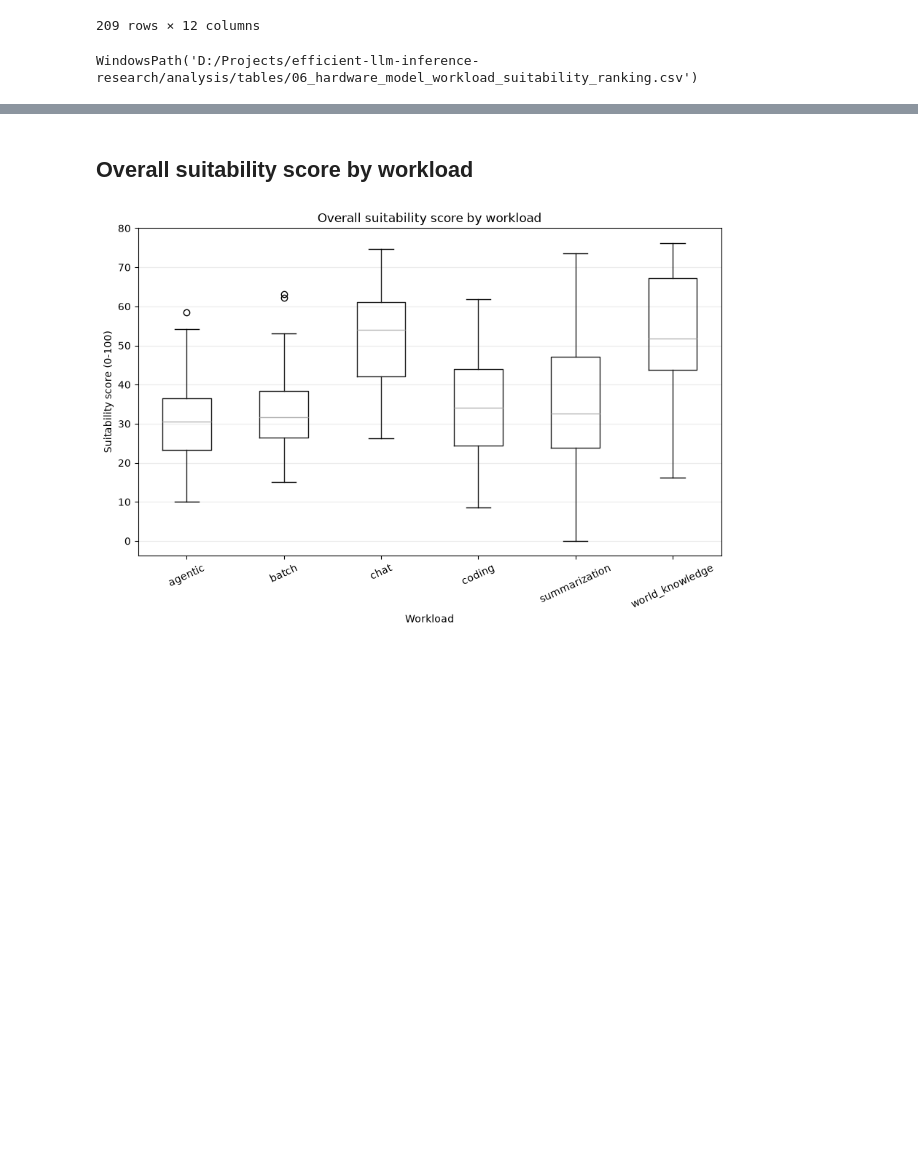
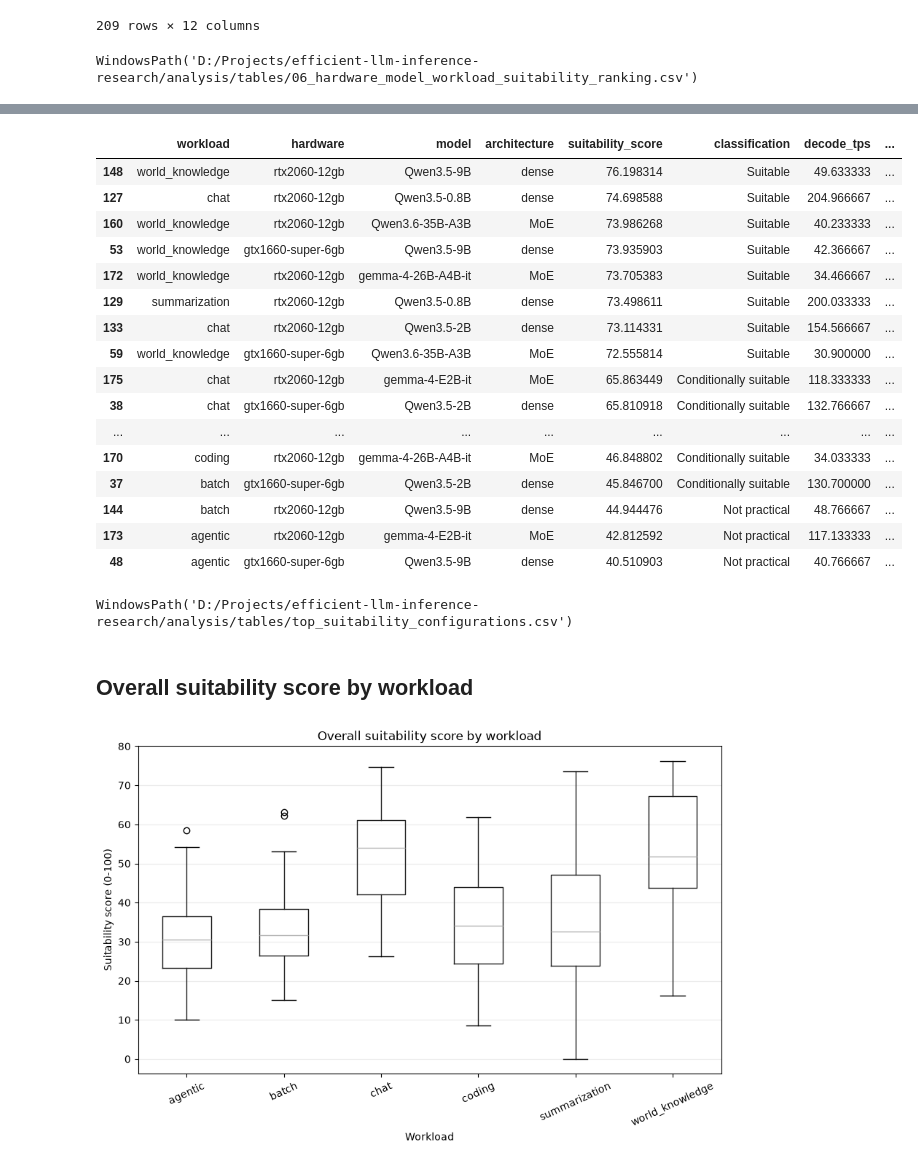
Before and after one commit to Dilusha-M/efficient-llm-inference-research, a Jupyter notebook: analysis/notebooks/06_suitability_framework.ipynb, the cells around one changed output, grey strips where cells are left out. Saved outputs shown, nothing was run; the diff lists cells and outputs as text; code cells hidden in the pictures; blank space fills up the shorter version.

Commit message:
Top suitability configurations per workload table added

```diff
--- a/analysis/notebooks/06_suitability_framework.ipynb
+++ b/analysis/notebooks/06_suitability_framework.ipynb
@@ -103,3 +107,37 @@ WindowsPath('D:/Projects/efficient-llm-inference-research/analysis/tables/06_har
+# %%
+top_suitability = (
+    configuration.sort_values('workload_suitability_score', ascending=False)
+    .groupby('workload', group_keys=False)
+    .head(5)
+)
+top_suitability = top_suitability.rename(columns={
+    'workload_suitability_score': 'suitability_score',
+})[[
+    'workload', 'hardware', 'model', 'architecture', 'suitability_score',
+    'classification', 'decode_tps', 'prompt_eval_tps', 'time_to_first_token',
+    'overall_score', 'vram_usage', 'ram_usage',
+]]
+display(top_suitability)
+save_table(top_suitability, 'top_suitability_configurations.csv')
+# %% [output]
+|  | workload | hardware | model | architecture | suitability_score | classification | decode_tps | ... |
+| 148 | world_knowledge | rtx2060-12gb | Qwen3.5-9B | dense | 76.198314 | Suitable | 49.633333 | ... |
+| 127 | chat | rtx2060-12gb | Qwen3.5-0.8B | dense | 74.698588 | Suitable | 204.966667 | ... |
+| 160 | world_knowledge | rtx2060-12gb | Qwen3.6-35B-A3B | MoE | 73.986268 | Suitable | 40.233333 | ... |
+| 53 | world_knowledge | gtx1660-super-6gb | Qwen3.5-9B | dense | 73.935903 | Suitable | 42.366667 | ... |
+| 172 | world_knowledge | rtx2060-12gb | gemma-4-26B-A4B-it | MoE | 73.705383 | Suitable | 34.466667 | ... |
+| 129 | summarization | rtx2060-12gb | Qwen3.5-0.8B | dense | 73.498611 | Suitable | 200.033333 | ... |
+| 133 | chat | rtx2060-12gb | Qwen3.5-2B | dense | 73.114331 | Suitable | 154.566667 | ... |
+| 59 | world_knowledge | gtx1660-super-6gb | Qwen3.6-35B-A3B | MoE | 72.555814 | Suitable | 30.900000 | ... |
+| 175 | chat | rtx2060-12gb | gemma-4-E2B-it | MoE | 65.863449 | Conditionally suitable | 118.333333 | ... |
+| 38 | chat | gtx1660-super-6gb | Qwen3.5-2B | dense | 65.810918 | Conditionally suitable | 132.766667 | ... |
+| ... | ... | ... | ... | ... | ... | ... | ... | ... |
+| 170 | coding | rtx2060-12gb | gemma-4-26B-A4B-it | MoE | 46.848802 | Conditionally suitable | 34.033333 | ... |
+| 37 | batch | gtx1660-super-6gb | Qwen3.5-2B | dense | 45.846700 | Conditionally suitable | 130.700000 | ... |
+| 144 | batch | rtx2060-12gb | Qwen3.5-9B | dense | 44.944476 | Not practical | 48.766667 | ... |
+| 173 | agentic | rtx2060-12gb | gemma-4-E2B-it | MoE | 42.812592 | Not practical | 117.133333 | ... |
+| 48 | agentic | gtx1660-super-6gb | Qwen3.5-9B | dense | 40.510903 | Not practical | 40.766667 | ... |
+WindowsPath('D:/Projects/efficient-llm-inference-research/analysis/tables/top_suitability_configurations.csv')
 # %% [markdown]
 ## Overall suitability score by workload
 # %%
```
Also changed, not shown: parts of 1 cell of this notebook, 1 other file.
